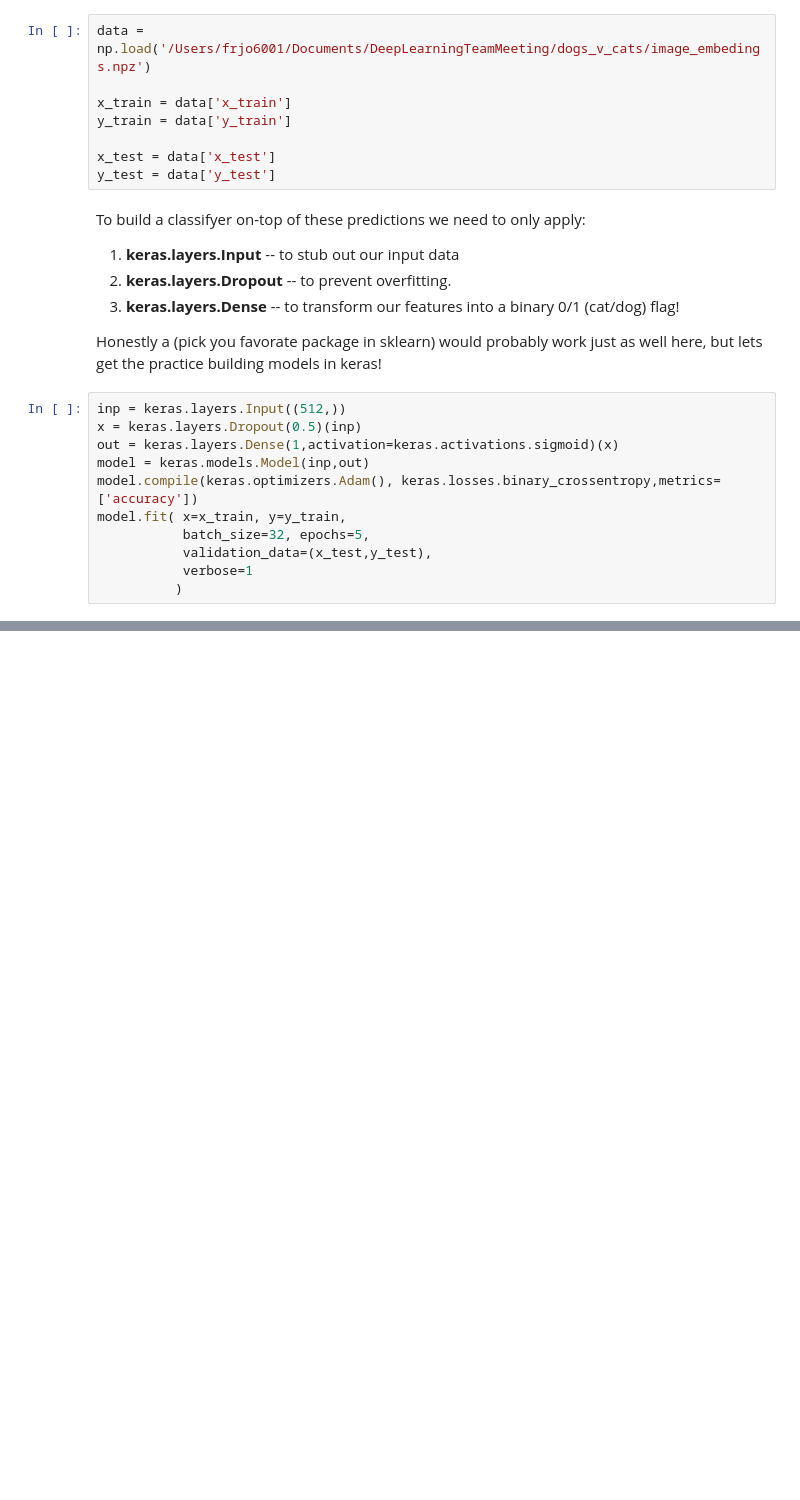
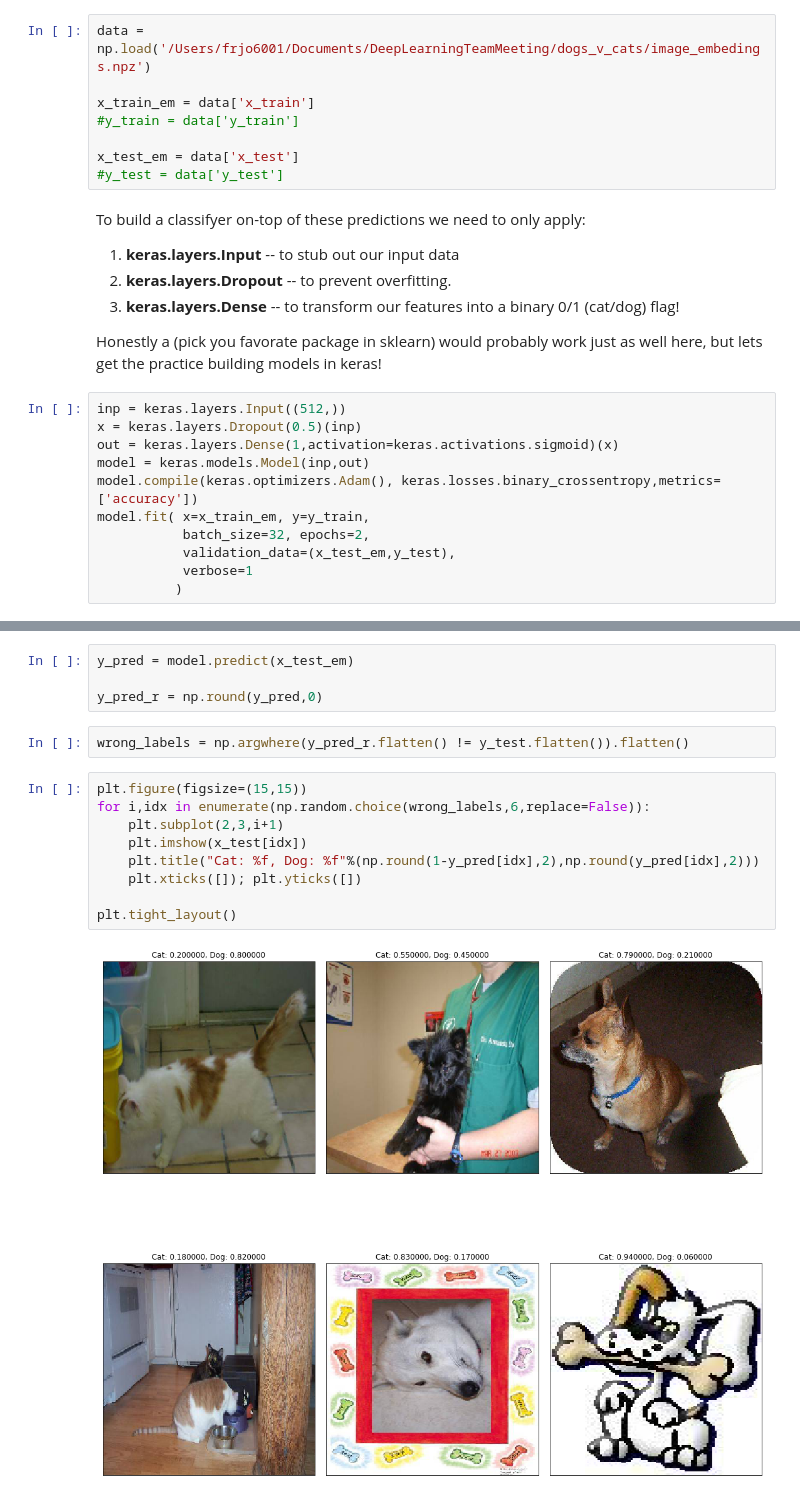
Before and after one commit to jfried23/DeepLearningTeamMeeting, a Jupyter notebook: minst/Transfer Learning & Embeddings.ipynb, the cells around one changed output, grey strips where cells are left out. Drawn from its saved outputs; the diff is of its cells as text; blank space fills up the shorter version.

Commit message:
right wrong pics

```diff
--- a/minst/Transfer Learning & Embeddings.ipynb
+++ b/minst/Transfer Learning & Embeddings.ipynb
@@ -158,11 +160,11 @@ out = my_vgg.predict(x_test,verbose=1,batch_size=32)
 # %%
 data = np.load('/Users/frjo6001/Documents/DeepLearningTeamMeeting/dogs_v_cats/image_embedings.npz')
 
-x_train = data['x_train']
-y_train = data['y_train']
+x_train_em = data['x_train']
+#y_train = data['y_train']
 
-x_test = data['x_test']
-y_test = data['y_test']
+x_test_em = data['x_test']
+#y_test = data['y_test']
 # %% [markdown]
 <p>
 To build a classifyer on-top of these predictions we need to only apply:
@@ -179,9 +181,9 @@ x = keras.layers.Dropout(0.5)(inp)
 out = keras.layers.Dense(1,activation=keras.activations.sigmoid)(x)
 model = keras.models.Model(inp,out)
 model.compile(keras.optimizers.Adam(), keras.losses.binary_crossentropy,metrics=['accuracy'])
-model.fit( x=x_train, y=y_train,
-           batch_size=32, epochs=5,
-           validation_data=(x_test,y_test),
+model.fit( x=x_train_em, y=y_train,
+           batch_size=32, epochs=2,
+           validation_data=(x_test_em,y_test),
            verbose=1
           )
 # %% [output]
@@ -201,0 +196,17 @@ np.random.randint?
+# %%
+y_pred = model.predict(x_test_em)
+
+y_pred_r = np.round(y_pred,0)
+# %%
+wrong_labels = np.argwhere(y_pred_r.flatten() != y_test.flatten()).flatten()
+# %%
+plt.figure(figsize=(15,15))
+for i,idx in enumerate(np.random.choice(wrong_labels,6,replace=False)):
+    plt.subplot(2,3,i+1)
+    plt.imshow(x_test[idx])
+    plt.title("Cat: %f, Dog: %f"%(np.round(1-y_pred[idx],2),np.round(y_pred[idx],2)))
+    plt.xticks([]); plt.yticks([])
+
+plt.tight_layout()
+# %% [output]
+[figure, added]
```
Also changed, not shown: parts of 15 cells of this notebook.
